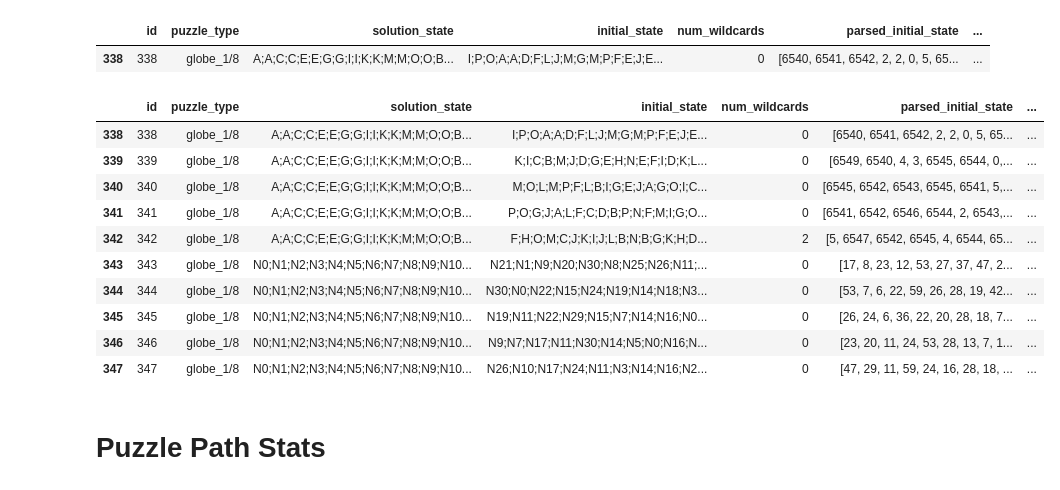
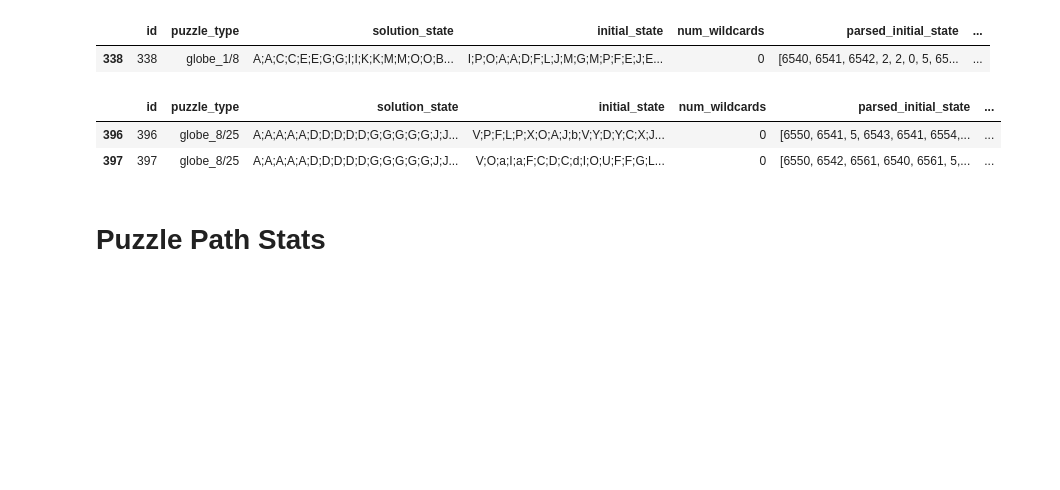
Before and after one commit to timothygao8710/Polytope-Permutation-Puzzle, a Jupyter notebook: Stats.ipynb, the cells around one changed output. Saved outputs shown, nothing was run; the diff lists cells and outputs as text; code cells hidden in the pictures; blank space fills up the shorter version.

```diff
--- a/Stats.ipynb
+++ b/Stats.ipynb
@@ -298,19 +298,11 @@ puzzles_df[puzzles_df['puzzle_type'] == 'globe_1/8'].head(1)
 |  | id | puzzle_type | solution_state | initial_state | num_wildcards | parsed_initial_state | ... |
 | 338 | 338 | globe_1/8 | A;A;C;C;E;E;G;G;I;I;K;K;M;M;O;O;B... | I;P;O;A;A;D;F;L;J;M;G;M;P;F;E;J;E... | 0 | [6540, 6541, 6542, 2, 2, 0, 5, 65... | ... |
 # %%
-puzzles_df[puzzles_df['puzzle_type'] == 'globe_1/8']
+puzzles_df[puzzles_df['puzzle_type'] == 'globe_8/25']
 # %% [output]
 |  | id | puzzle_type | solution_state | initial_state | num_wildcards | parsed_initial_state | ... |
-| 338 | 338 | globe_1/8 | A;A;C;C;E;E;G;G;I;I;K;K;M;M;O;O;B... | I;P;O;A;A;D;F;L;J;M;G;M;P;F;E;J;E... | 0 | [6540, 6541, 6542, 2, 2, 0, 5, 65... | ... |
-| 339 | 339 | globe_1/8 | A;A;C;C;E;E;G;G;I;I;K;K;M;M;O;O;B... | K;I;C;B;M;J;D;G;E;H;N;E;F;I;D;K;L... | 0 | [6549, 6540, 4, 3, 6545, 6544, 0,... | ... |
-| 340 | 340 | globe_1/8 | A;A;C;C;E;E;G;G;I;I;K;K;M;M;O;O;B... | M;O;L;M;P;F;L;B;I;G;E;J;A;G;O;I;C... | 0 | [6545, 6542, 6543, 6545, 6541, 5,... | ... |
-| 341 | 341 | globe_1/8 | A;A;C;C;E;E;G;G;I;I;K;K;M;M;O;O;B... | P;O;G;J;A;L;F;C;D;B;P;N;F;M;I;G;O... | 0 | [6541, 6542, 6546, 6544, 2, 6543,... | ... |
-| 342 | 342 | globe_1/8 | A;A;C;C;E;E;G;G;I;I;K;K;M;M;O;O;B... | F;H;O;M;C;J;K;I;J;L;B;N;B;G;K;H;D... | 2 | [5, 6547, 6542, 6545, 4, 6544, 65... | ... |
-| 343 | 343 | globe_1/8 | N0;N1;N2;N3;N4;N5;N6;N7;N8;N9;N10... | N21;N1;N9;N20;N30;N8;N25;N26;N11;... | 0 | [17, 8, 23, 12, 53, 27, 37, 47, 2... | ... |
-| 344 | 344 | globe_1/8 | N0;N1;N2;N3;N4;N5;N6;N7;N8;N9;N10... | N30;N0;N22;N15;N24;N19;N14;N18;N3... | 0 | [53, 7, 6, 22, 59, 26, 28, 19, 42... | ... |
-| 345 | 345 | globe_1/8 | N0;N1;N2;N3;N4;N5;N6;N7;N8;N9;N10... | N19;N11;N22;N29;N15;N7;N14;N16;N0... | 0 | [26, 24, 6, 36, 22, 20, 28, 18, 7... | ... |
-| 346 | 346 | globe_1/8 | N0;N1;N2;N3;N4;N5;N6;N7;N8;N9;N10... | N9;N7;N17;N11;N30;N14;N5;N0;N16;N... | 0 | [23, 20, 11, 24, 53, 28, 13, 7, 1... | ... |
-| 347 | 347 | globe_1/8 | N0;N1;N2;N3;N4;N5;N6;N7;N8;N9;N10... | N26;N10;N17;N24;N11;N3;N14;N16;N2... | 0 | [47, 29, 11, 59, 24, 16, 28, 18, ... | ... |
+| 396 | 396 | globe_8/25 | A;A;A;A;A;D;D;D;D;D;G;G;G;G;G;J;J... | V;P;F;L;P;X;O;A;J;b;V;Y;D;Y;C;X;J... | 0 | [6550, 6541, 5, 6543, 6541, 6554,... | ... |
+| 397 | 397 | globe_8/25 | A;A;A;A;A;D;D;D;D;D;G;G;G;G;G;J;J... | V;O;a;I;a;F;C;D;C;d;I;O;U;F;F;G;L... | 0 | [6550, 6542, 6561, 6540, 6561, 5,... | ... |
 # %% [markdown]
 # Puzzle Path Stats
 # %%
```
Also changed, not shown: parts of 1 cell of this notebook.
